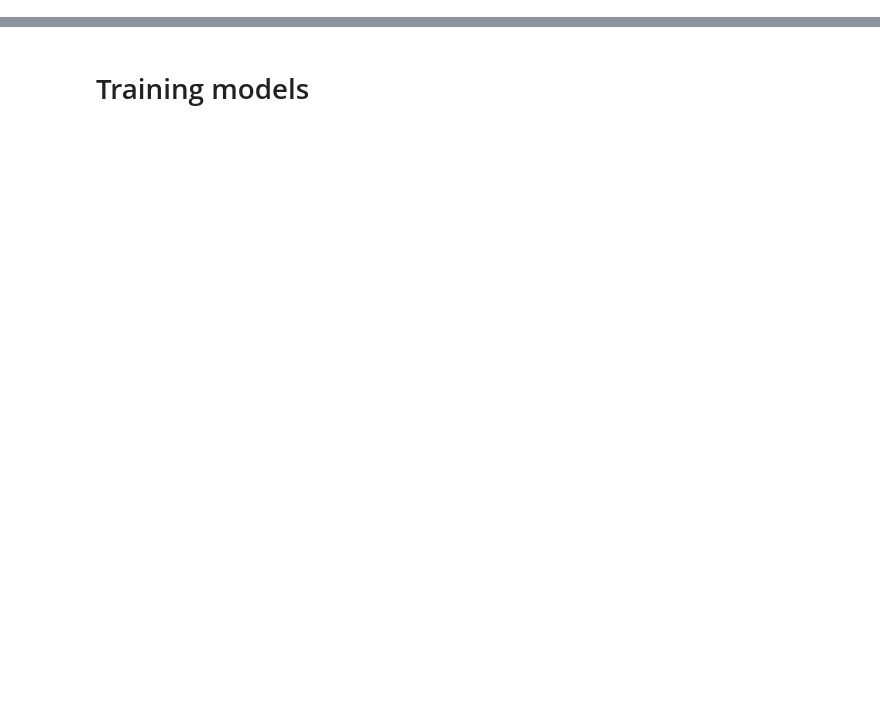
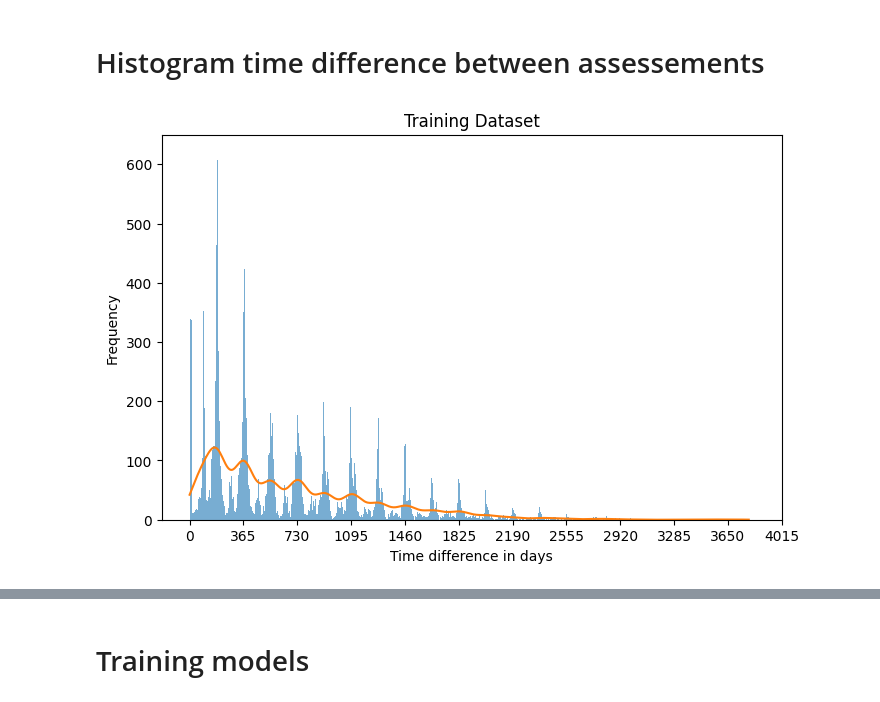
Before and after one commit to NJHubel/BALANCE-ML, a Jupyter notebook: next_assessment_dynamic.ipynb, the cells around one changed output, grey strips where cells are left out. Cells and saved outputs as stored; diff of their text form; code cells hidden in the pictures; blank space fills up the shorter version.

```diff
--- a/next_assessment_dynamic.ipynb
+++ b/next_assessment_dynamic.ipynb
@@ -6,6 +7,41 @@ import numpy as np
 X = pd.read_pickle('data/cached_X_imputed.pckl')
 y = pd.read_pickle('data/cached_y.pckl')
 feature_sets = get_feature_sets(X)
+# %% [markdown]
+# Histogram time difference between assessements
+# %%
+import numpy as np
+import matplotlib.pyplot as plt
+from scipy.stats import gaussian_kde
+
+values = X['time_diff']
+
+plt.figure(figsize=(8, 5))
+
+# Histogram
+counts, bins, _ = plt.hist(values, bins=values.nunique(), alpha=0.6)
+
+# Smooth curve scaled to frequency
+kde = gaussian_kde(values)
+x_axis = np.linspace(values.min(), values.max(), 500)
+y_axis = kde(x_axis) * len(values) * (bins[1] - bins[0])
+plt.plot(x_axis, y_axis)
+
+# X ticks every year (365 days)
+year_ticks = np.arange(0, values.max() + 365, 365)
+plt.xticks(year_ticks)
+
+# Labels and limits
+plt.xlabel("Time difference in days")
+plt.ylabel("Frequency")
+plt.title("Training Dataset")
+plt.ylim(0, 650)
+
+# Save and show
+plt.savefig("time_diff_histogram.png", dpi=300, bbox_inches="tight")
+plt.show()
+# %% [output]
+[figure, added]
 # %%
 print(X.groupby("Source").size())
 print(X.groupby("Source")["BALANCE_ID"].nunique())
```
Also changed, not shown: parts of 7 cells of this notebook, 5 other files.
